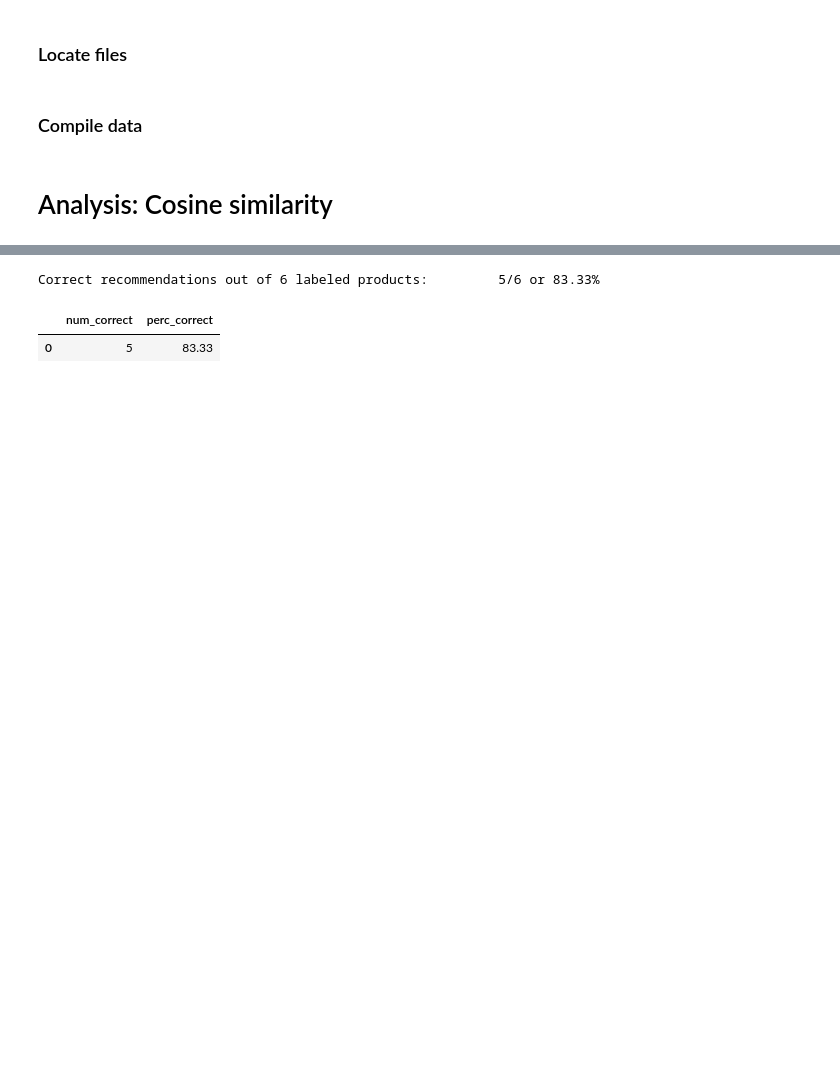
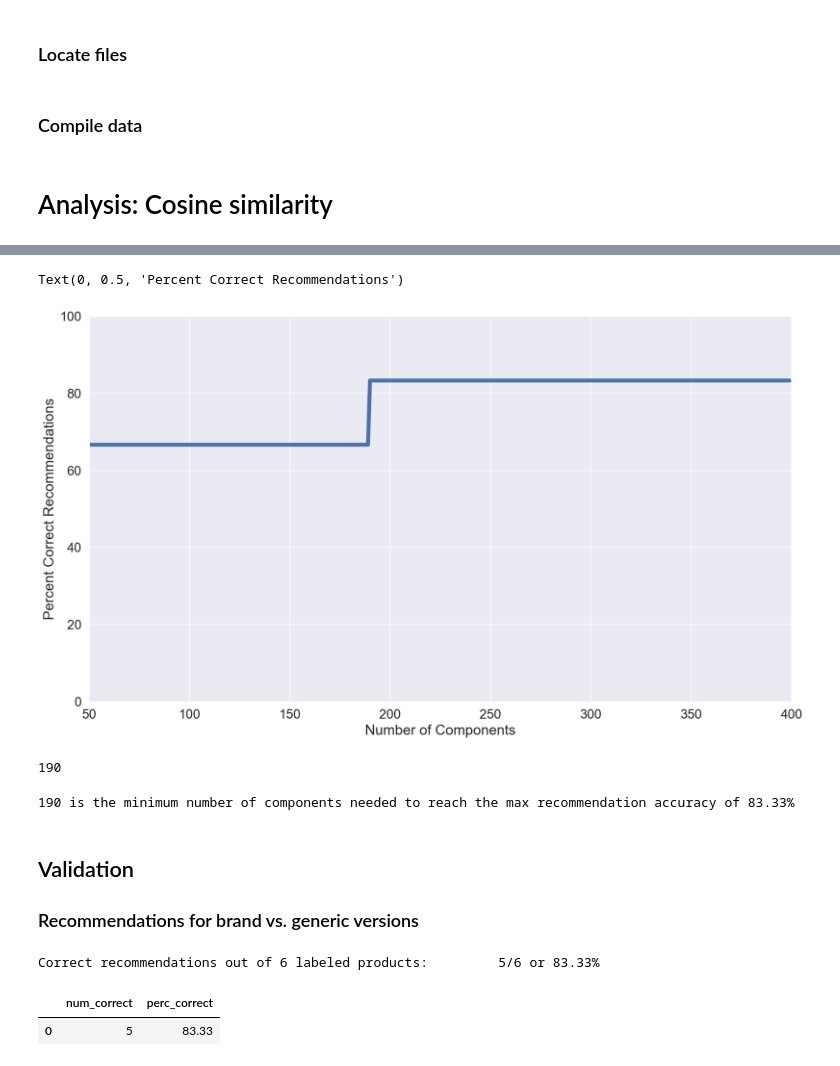
Before and after one commit to paulqsims/insight_project, a Jupyter notebook: notebooks/3_analysis.ipynb, the cells around one changed output, grey strips where cells are left out. Cells and saved outputs as stored; diff of their text form; code cells hidden in the pictures; blank space fills up the shorter version.

Commit message:
Perform feature selection on number of components

```diff
--- a/notebooks/3_analysis.ipynb
+++ b/notebooks/3_analysis.ipynb
@@ -237,3 +243,38 @@ def get_overall_rec_acc(df, print_res=True):
         {num_correct[0]}/6 or {per_correct[0]}%")
 
     return df_acc_res
+# %%
+def get_components_df(df, ending_component):
+    """
+    Purpose: Extract a range of n components from dataframe
+    Returns: DF with a range of n components
+    starting_comp: string label of the component column to start at
+    ending_component: string label of the component column to end at
+    """
+    # Select n number of components
+    df_tsvd_reduced = df.loc[:, '0':str(ending_component)]
+    # Set index as product
+    df_tsvd_reduced.index = df['product']
+    return df_tsvd_reduced
+# %%
+# Get recommendation accuracy for each number of components
+
+component_n = []
+comp_perc_correct = []
+
+for component in range(50,400):
+    # Get df of the component features
+    df_comp = get_components_df(df_tsvd_full, str(component))
+    # Get recommendation accuracy for list of brand name products
+    df_valid_res = get_prod_rec_acc(brand_name_prod, prod_df=df_tsvd_full,
+                                    feat_df=df_comp)
+    # Check recommendation accuracy for list of brand name products
+    df_cos_sim_val_res = get_overall_rec_acc(df_valid_res, print_res=False)
+
+    # Add recommender accuracy and component to lists
+    component_n.append(component)
+    comp_perc_correct.extend(df_cos_sim_val_res['perc_correct'].tolist())
+
+# Create df of results
+df_comp_res = pd.DataFrame(list(zip(component_n, comp_perc_correct)),
+                          columns=['n_components','perc_correct'])
@@ -239,0 +287,12 @@ def get_overall_rec_acc(df, print_res=True):
+# %%
+#df_comp_res.plot()
+
+plt.plot(df_comp_res['n_components'], df_comp_res['perc_correct'],
+        linewidth=5)
+plt.xlim(50, 400)
+plt.ylim(0, 100)
+plt.xlabel("Number of Components")
+plt.ylabel("Percent Correct Recommendations")
+# %% [output]
+Text(0, 0.5, 'Percent Correct Recommendations')
+[figure, added]
@@ -239,0 +315,18 @@ def get_overall_rec_acc(df, print_res=True):
+# %%
+int(best_n_comp)
+# %% [output]
+190
+# %%
+# Find the best number of components to use
+
+selection_criteria = df_comp_res['perc_correct'].max()
+
+best_n_comp = select_best_n_components(df_comp_res,
+                                    selection_criteria)
+
+print(f"{best_n_comp} is the minimum number of components needed to reach the max recommendation accuracy of {selection_criteria}%")
+# %% [output]
+190 is the minimum number of components needed to reach the max recommendation accuracy of 83.33%
+# %% [markdown]
+## Validation
+### Recommendations for brand vs. generic versions
```
Also changed, not shown: parts of 23 cells of this notebook.
